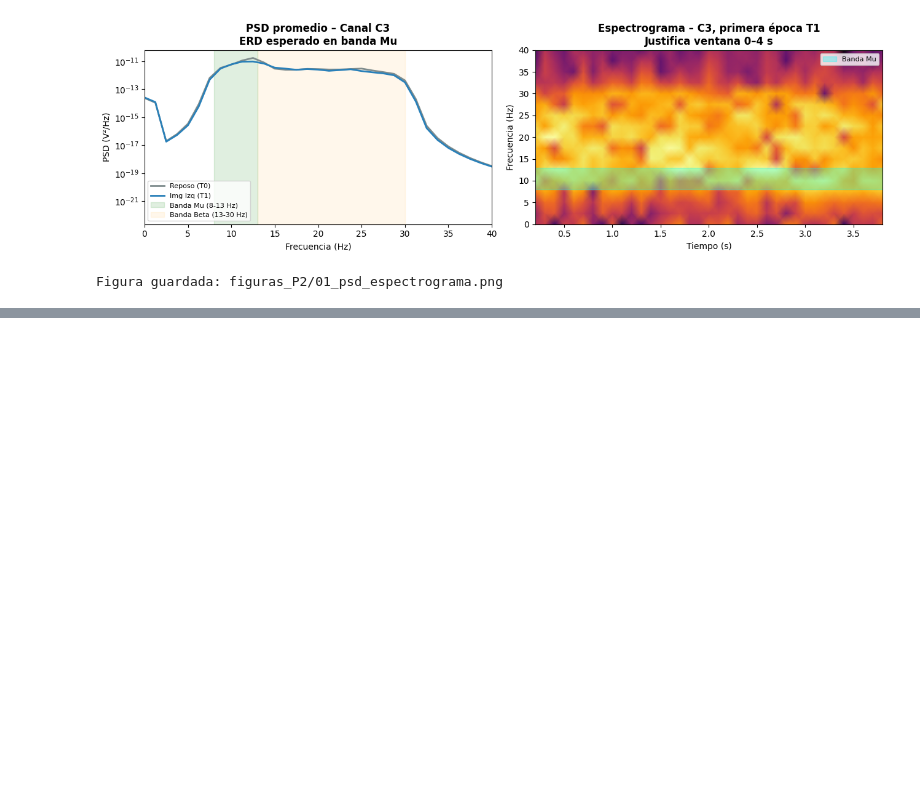
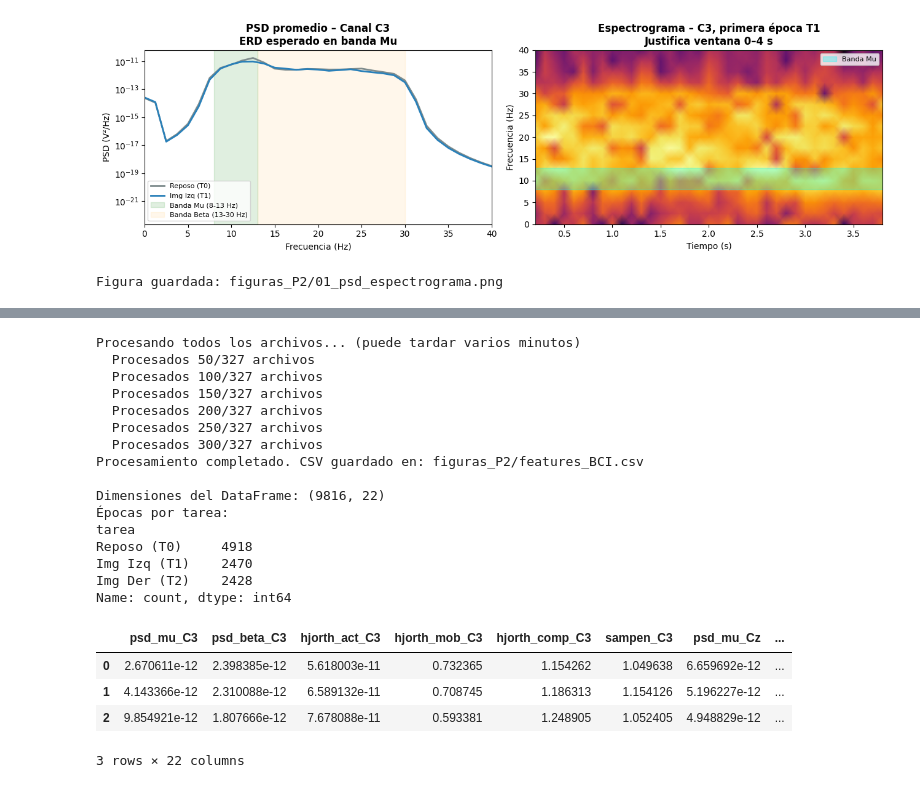
Before and after one commit to CamilaMontiel2510/PROYECTO_EEG_BCI_1, a Jupyter notebook: PROYECTO_2_BCI.ipynb, the cells around one changed output, grey strips where cells are left out. Saved outputs shown, nothing was run; the diff lists cells and outputs as text; code cells hidden in the pictures; blank space fills up the shorter version.

```diff
--- a/PROYECTO_2_BCI.ipynb
+++ b/PROYECTO_2_BCI.ipynb
@@ -280,0 +477,18 @@ Figura guardada: figuras_P2/01_psd_espectrograma.png
+# %%
+# Usar el archivo de prueba cargado antes (S001R04)
+if epocas_prueba is not None:
+    clave_prueba = list(epocas_prueba.keys())[0]
+    ep_obj       = epocas_prueba[clave_prueba]
+
+    # Tomar la primera época: shape (n_canales, n_muestras)
+    datos_1_epoca = ep_obj.get_data()[0]
+    ch_names_prueba = ep_obj.ch_names
+
+    feats_prueba = extraer_features_epoca(datos_1_epoca, ch_names_prueba)
+
+    print('Características de la primera época:')
+    print('-' * 45)
+    for k, v in feats_prueba.items():
+        print(f'  {k:<30}: {v:.6f}')
+else:
+    print('No hay archivo de prueba cargado. Ejecutar la sección 4 primero.')
@@ -280,0 +564,55 @@ Figura guardada: figuras_P2/01_psd_espectrograma.png
+# %%
+# ── Ejecutar sobre todos los archivos ────────────────────────────
+# Si ya guardamos el CSV antes, lo cargamos directamente.
+RUTA_CSV = 'figuras_P2/features_BCI.csv'
+
+if os.path.exists(RUTA_CSV):
+    df_features = pd.read_csv(RUTA_CSV)
+    print(f'CSV cargado desde disco: {df_features.shape}')
+
+else:
+    print('Procesando todos los archivos... (puede tardar varios minutos)')
+    todos_dfs = []
+
+    for i, ruta in enumerate(archivos_img):
+        nombre = os.path.basename(ruta)   # ej. S001R04.edf
+        sujeto = nombre[:4]               # S001
+        run    = nombre[4:7]              # R04
+
+        df_arch = procesar_archivo_a_df(ruta, sujeto, run)
+        if not df_arch.empty:
+            todos_dfs.append(df_arch)
+
+        if (i + 1) % 50 == 0:
+            print(f'  Procesados {i+1}/{len(archivos_img)} archivos')
+
+    df_features = pd.concat(todos_dfs, ignore_index=True)
+    df_features.to_csv(RUTA_CSV, index=False)
+    print(f'Procesamiento completado. CSV guardado en: {RUTA_CSV}')
+
+print(f'\nDimensiones del DataFrame: {df_features.shape}')
+print(f'Épocas por tarea:')
+print(df_features['tarea'].value_counts().rename(NOMBRES_CLASE))
+df_features.head(3)
+# %% [output]
+Procesando todos los archivos... (puede tardar varios minutos)
+  Procesados 50/327 archivos
+  Procesados 100/327 archivos
+  Procesados 150/327 archivos
+  Procesados 200/327 archivos
+  Procesados 250/327 archivos
+  Procesados 300/327 archivos
+Procesamiento completado. CSV guardado en: figuras_P2/features_BCI.csv
+
+Dimensiones del DataFrame: (9816, 22)
+Épocas por tarea:
+tarea
+Reposo (T0)     4918
+Img Izq (T1)    2470
+Img Der (T2)    2428
+Name: count, dtype: int64
+|  | psd_mu_C3 | psd_beta_C3 | hjorth_act_C3 | hjorth_mob_C3 | hjorth_comp_C3 | sampen_C3 | psd_mu_Cz | ... |
+| 0 | 2.670611e-12 | 2.398385e-12 | 5.618003e-11 | 0.732365 | 1.154262 | 1.049638 | 6.659692e-12 | ... |
+| 1 | 4.143366e-12 | 2.310088e-12 | 6.589132e-11 | 0.708745 | 1.186313 | 1.154126 | 5.196227e-12 | ... |
+| 2 | 9.854921e-12 | 1.807666e-12 | 7.678088e-11 | 0.593381 | 1.248905 | 1.052405 | 4.948829e-12 | ... |
+3 rows × 22 columns
```
Also changed, not shown: parts of 20 cells of this notebook.
